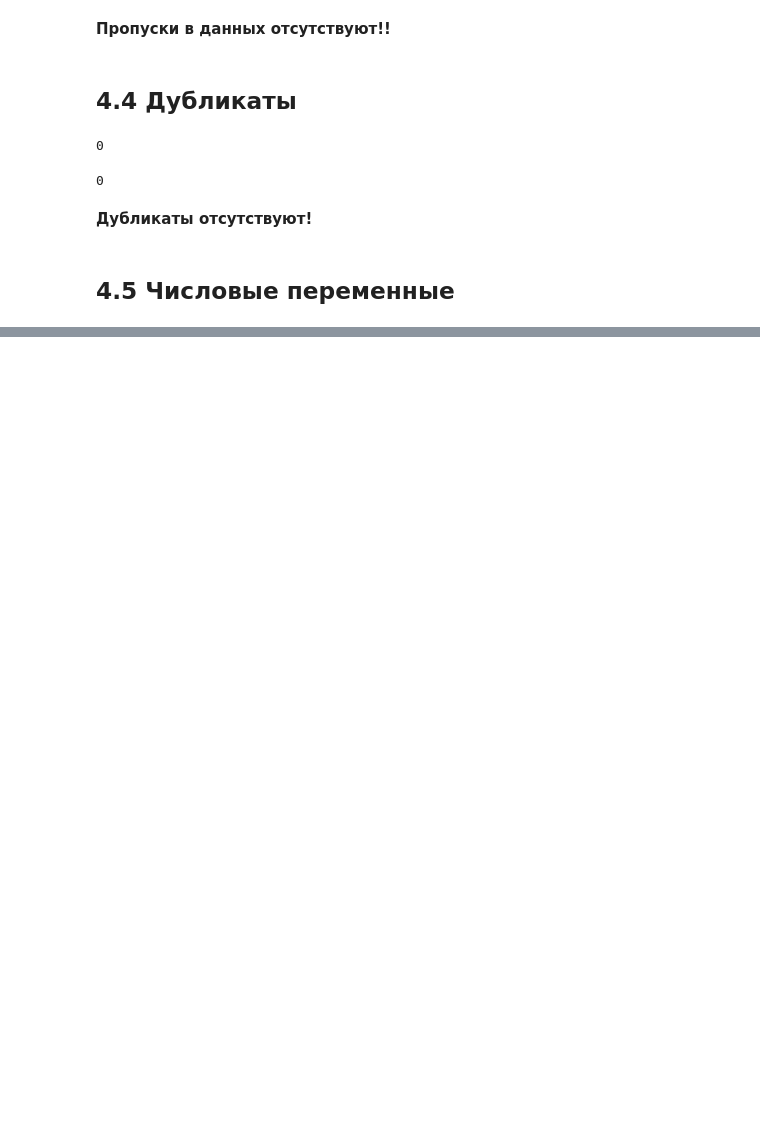
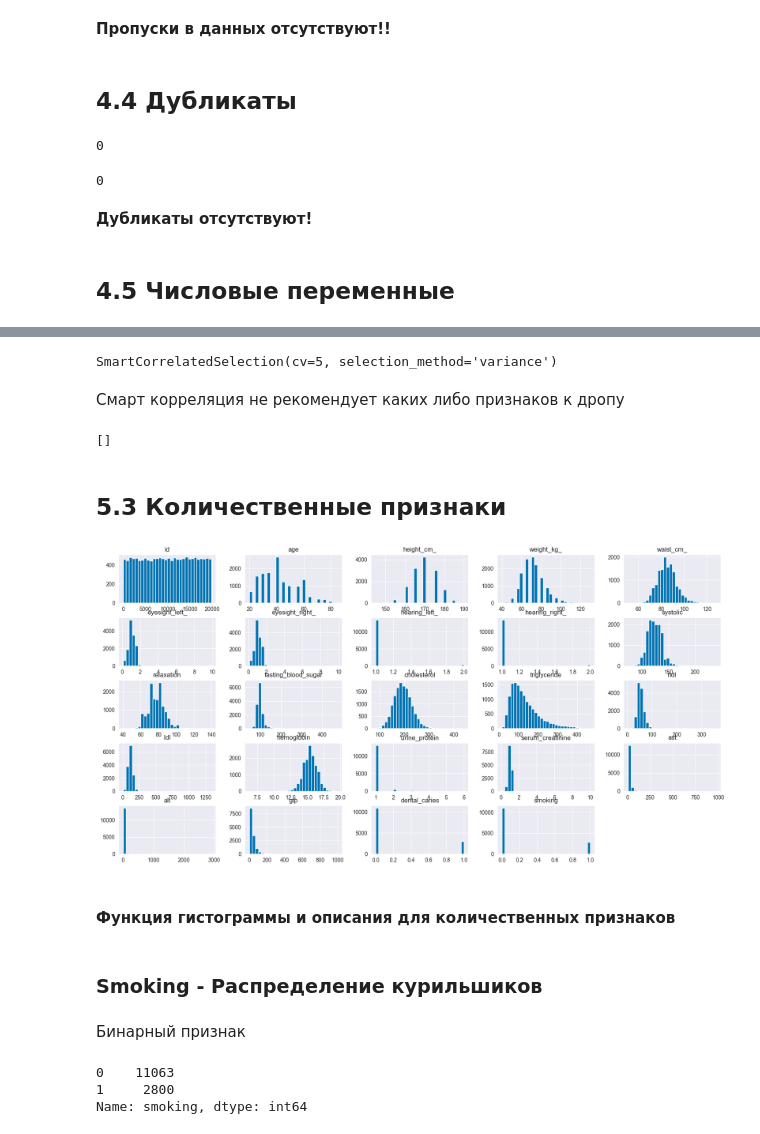
Before and after one commit to Zetis659/Data_Science_GM, a Jupyter notebook: Leopard_challenge_Classification/Leopard_challenge_Classification.ipynb, the cells around one changed output, grey strips where cells are left out. Saved outputs shown, nothing was run; the diff lists cells and outputs as text; code cells hidden in the pictures; blank space fills up the shorter version.

```diff
--- a/Leopard_challenge_Classification/Leopard_challenge_Classification.ipynb
+++ b/Leopard_challenge_Classification/Leopard_challenge_Classification.ipynb
@@ -275,0 +369,29 @@ df.describe()
+# %%
+correlated = SmartCorrelatedSelection(
+    variables= None,
+    method = 'pearson',
+    threshold = 0.8,
+    missing_values = 'ignore',
+    selection_method = 'variance',
+    estimator=None,
+    scoring = 'roc_auc',
+    cv=5)
+
+correlated.fit(df)
+# %% [output]
+SmartCorrelatedSelection(cv=5, selection_method='variance')
+# %% [markdown]
+Смарт корреляция не рекомендует каких либо признаков к дропу
+# %%
+correlated.features_to_drop_
+# %% [output]
+[]
+# %% [markdown]
+## 5.3 Количественные признаки
+# %%
+df.hist(figsize=(20, 10), bins=30, legend=False);
+plt.show()
+# %% [output]
+[figure, added]
+# %% [markdown]
+#### Функция гистограммы и описания для количественных признаков
@@ -275,0 +406,10 @@ df.describe()
+# %% [markdown]
+### Smoking - Распределение курильшиков
+# %% [markdown]
+Бинарный признак
+# %%
+df.smoking.value_counts()
+# %% [output]
+0    11063
+1     2800
+Name: smoking, dtype: int64
```
Also changed, not shown: parts of 63 cells of this notebook.
